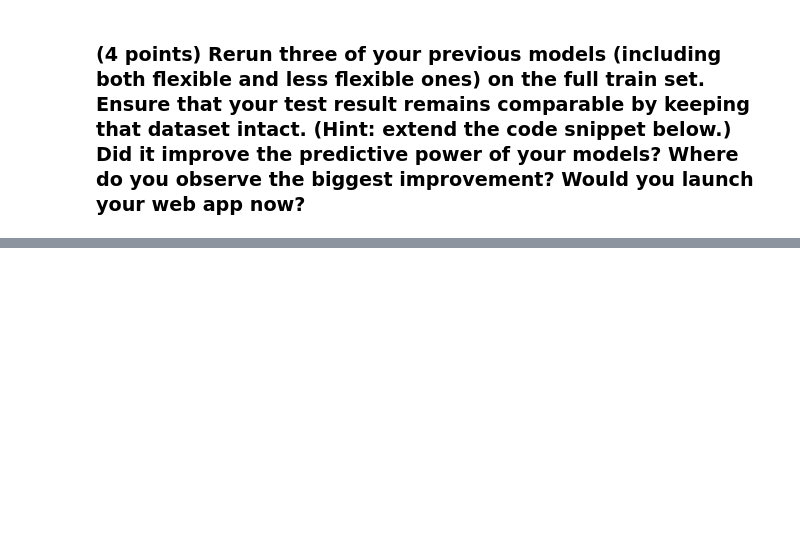
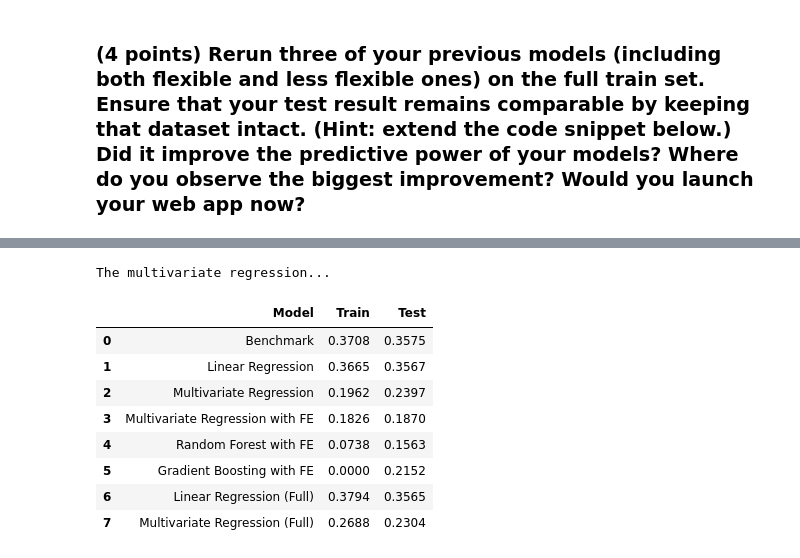
Before and after one commit to zsofiarebeka/ceu-ml1-ml2, a Jupyter notebook: Assignment 1/DS2_Assignment1_KATONA.ipynb, the cells around one changed output, grey strips where cells are left out. Drawn from its saved outputs; the diff is of its cells as text; code cells hidden in the pictures; blank space fills up the shorter version.

```diff
--- a/Assignment 1/DS2_Assignment1_KATONA.ipynb
+++ b/Assignment 1/DS2_Assignment1_KATONA.ipynb
@@ -388,2 +388,6 @@ I could introduce
 # %% [markdown]
 ### (4 points) Rerun three of your previous models (including both flexible and less flexible ones) on the full train set. Ensure that your test result remains comparable by keeping that dataset intact. (Hint: extend the code snippet below.) Did it improve the predictive power of your models? Where do you observe the biggest improvement? Would you launch your web app now?
+# %%
+# Defining the full real estate data
+real_estate_full = real_estate_data.loc[~real_estate_data.index.isin(X_test.index)]
+print(f"Size of the full training set: {real_estate_full.shape}")
@@ -389,0 +396,9 @@ I could introduce
+# %%
+# Defining the training set features
+X_train_full = real_estate_full[["house_age",
+                               "distance_to_the_nearest_MRT_station",
+                               "number_of_convenience_stores",
+                               ]]
+
+# Defining the target variable
+y_train_full = real_estate_full["house_price_of_unit_area"]
@@ -389,0 +494,36 @@ I could introduce
+# %%
+# Reinitializing the linear regression model
+multi_lin_reg_full = LinearRegression()
+multi_lin_reg_full.fit(X_train_full[features], y_train_full)
+
+# Predictions on training and testing sets
+train_predictions_multi_full = multi_lin_reg_full.predict(X_train_full[features])
+test_predictions_multi_full = multi_lin_reg_full.predict(X_test[features])
+
+# Calculating the errors
+multi_model_rmsle_train_full = calculateRMSLE(train_predictions_multi_full, y_train_full)
+multi_model_rmsle_test_full = calculateRMSLE(test_predictions_multi_full, y_test)
+
+# Preparing the model's results
+multi_model_result_full = pd.DataFrame([["Multivariate Regression (Full)", multi_model_rmsle_train_full,
+                                         multi_model_rmsle_test_full]],
+                            columns=["Model", "Train", "Test"])
+
+# Appending model_result to the existing results_df DataFrame
+results_df = pd.concat([results_df, multi_model_result_full], ignore_index=True)
+
+# Displaying the updated results
+print(f"The multivariate regression...")
+print(" "*10)
+results_df
+# %% [output]
+The multivariate regression...
+|  | Model | Train | Test |
+| 0 | Benchmark | 0.3708 | 0.3575 |
+| 1 | Linear Regression | 0.3665 | 0.3567 |
+| 2 | Multivariate Regression | 0.1962 | 0.2397 |
+| 3 | Multivariate Regression with FE | 0.1826 | 0.1870 |
+| 4 | Random Forest with FE | 0.0738 | 0.1563 |
+| 5 | Gradient Boosting with FE | 0.0000 | 0.2152 |
+| 6 | Linear Regression (Full) | 0.3794 | 0.3565 |
+| 7 | Multivariate Regression (Full) | 0.2688 | 0.2304 |
```
Also changed, not shown: parts of 18 cells of this notebook.
